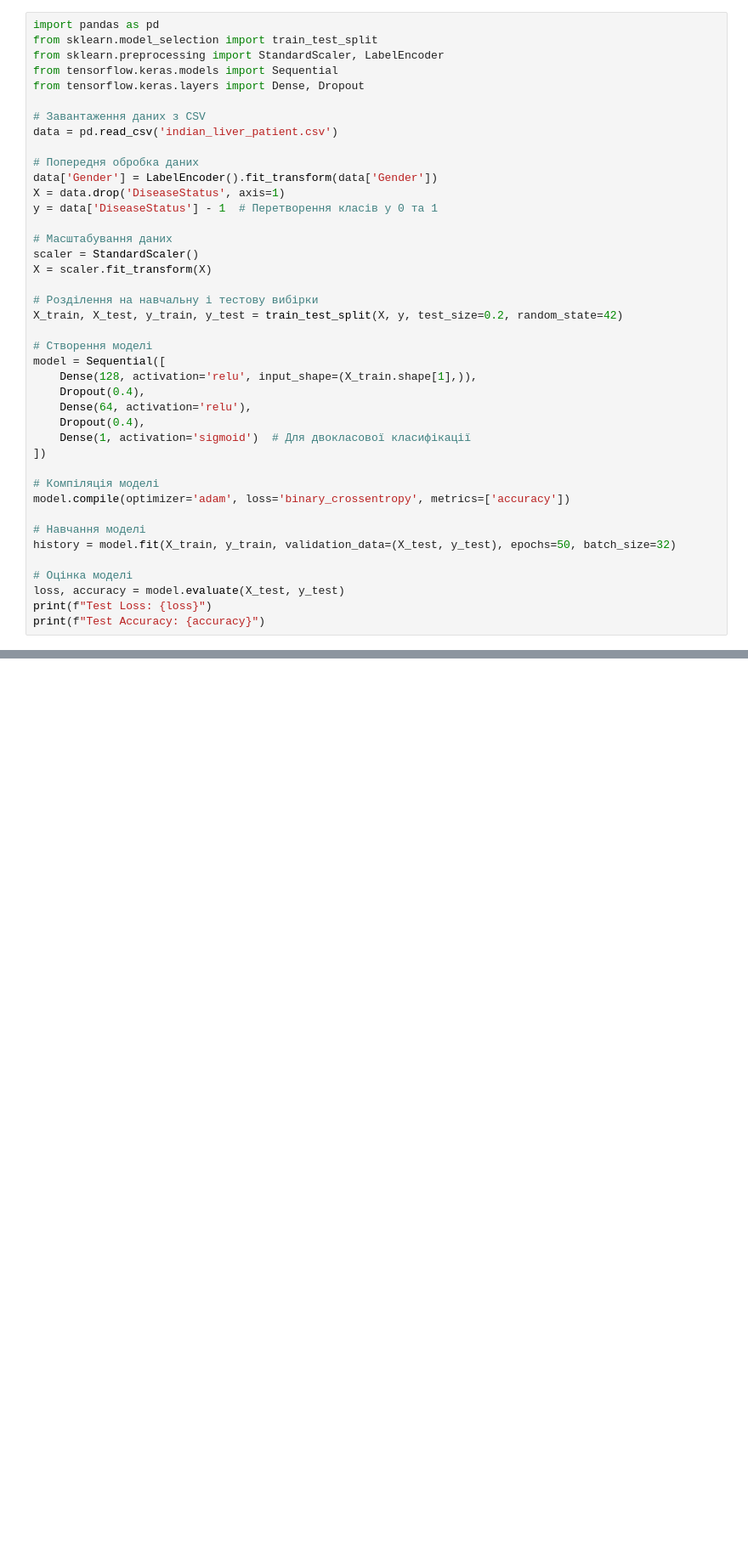
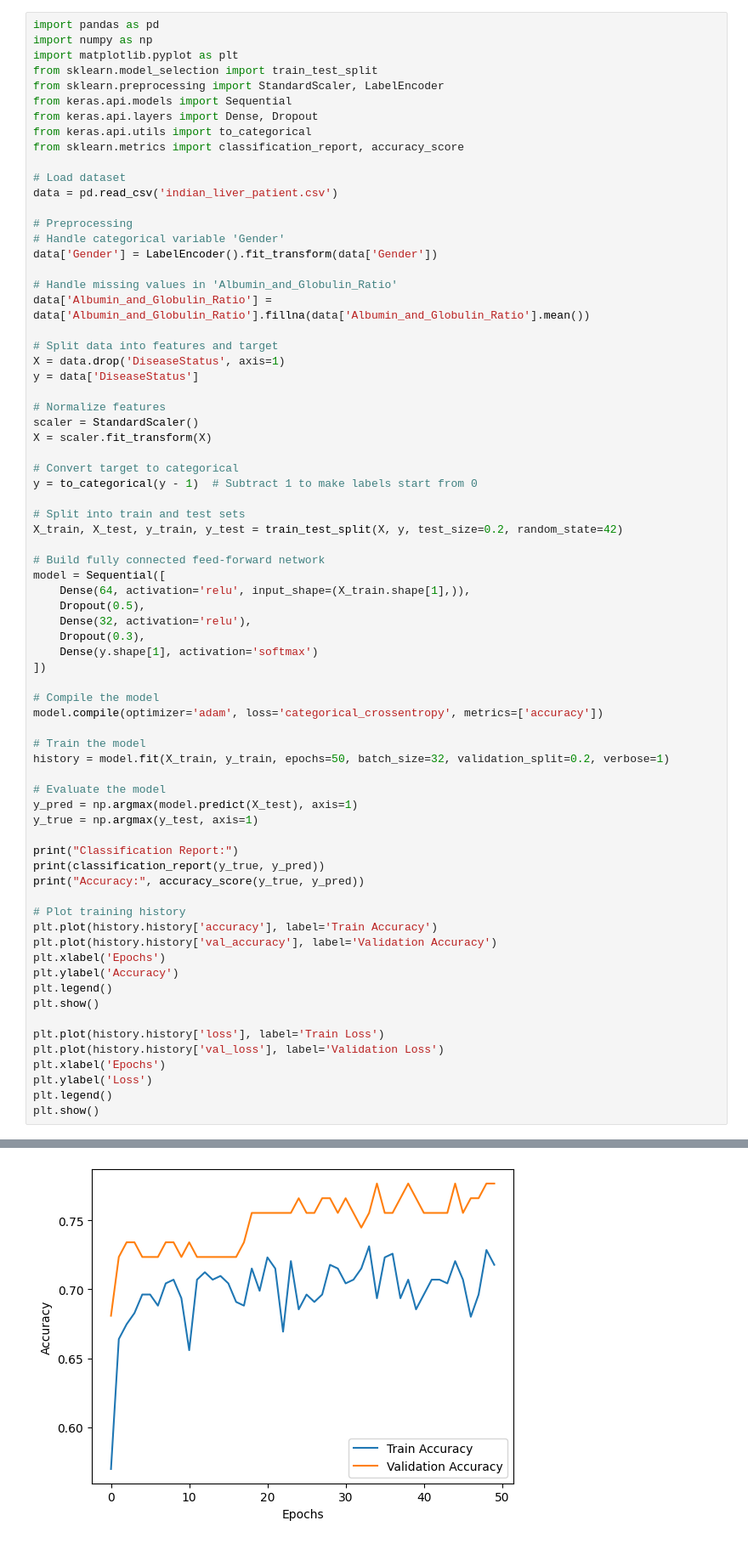
Before and after one commit to DmitriyRiabko/iad, a Jupyter notebook: lab3/lab3_riabko_fb-42mp.ipynb, the cells around one changed output, grey strips where cells are left out. Shown at 85% size. Saved outputs shown, nothing was run; the diff lists cells and outputs as text; blank space fills up the shorter version.

```diff
--- a/lab3/lab3_riabko_fb-42mp.ipynb
+++ b/lab3/lab3_riabko_fb-42mp.ipynb
@@ -1,43 +3,74 @@
 # %%
 import pandas as pd
+import numpy as np
+import matplotlib.pyplot as plt
 from sklearn.model_selection import train_test_split
 from sklearn.preprocessing import StandardScaler, LabelEncoder
-from tensorflow.keras.models import Sequential
-from tensorflow.keras.layers import Dense, Dropout
+from keras.api.models import Sequential
+from keras.api.layers import Dense, Dropout
+from keras.api.utils import to_categorical
+from sklearn.metrics import classification_report, accuracy_score
 
-# Завантаження даних з CSV
+# Load dataset
 data = pd.read_csv('indian_liver_patient.csv')
 
-# Попередня обробка даних
+# Preprocessing
+# Handle categorical variable 'Gender'
 data['Gender'] = LabelEncoder().fit_transform(data['Gender'])
+
+# Handle missing values in 'Albumin_and_Globulin_Ratio'
+data['Albumin_and_Globulin_Ratio'] = data['Albumin_and_Globulin_Ratio'].fillna(data['Albumin_and_Globulin_Ratio'].mean())
+
+# Split data into features and target
 X = data.drop('DiseaseStatus', axis=1)
-y = data['DiseaseStatus'] - 1  # Перетворення класів у 0 та 1
+y = data['DiseaseStatus']
 
-# Масштабування даних
+# Normalize features
 scaler = StandardScaler()
 X = scaler.fit_transform(X)
 
-# Розділення на навчальну і тестову вибірки
+# Convert target to categorical
+y = to_categorical(y - 1)  # Subtract 1 to make labels start from 0
+
+# Split into train and test sets
 X_train, X_test, y_train, y_test = train_test_split(X, y, test_size=0.2, random_state=42)
 
-# Створення моделі
+# Build fully connected feed-forward network
 model = Sequential([
-    Dense(128, activation='relu', input_shape=(X_train.shape[1],)),
-    Dropout(0.4),
-    Dense(64, activation='relu'),
-    Dropout(0.4),
-    Dense(1, activation='sigmoid')  # Для двокласової класифікації
+    Dense(64, activation='relu', input_shape=(X_train.shape[1],)),
+    Dropout(0.5),
+    Dense(32, activation='relu'),
+    Dropout(0.3),
+    Dense(y.shape[1], activation='softmax')
 ])
 
-# Компіляція моделі
-model.compile(optimizer='adam', loss='binary_crossentropy', metrics=['accuracy'])
+# Compile the model
+model.compile(optimizer='adam', loss='categorical_crossentropy', metrics=['accuracy'])
 
-# Навчання моделі
-history = model.fit(X_train, y_train, validation_data=(X_test, y_test), epochs=50, batch_size=32)
+# Train the model
+history = model.fit(X_train, y_train, epochs=50, batch_size=32, validation_split=0.2, verbose=1)
 
-# Оцінка моделі
-loss, accuracy = model.evaluate(X_test, y_test)
-print(f"Test Loss: {loss}")
-print(f"Test Accuracy: {accuracy}")
+# Evaluate the model
+y_pred = np.argmax(model.predict(X_test), axis=1)
+y_true = np.argmax(y_test, axis=1)
+
+print("Classification Report:")
+print(classification_report(y_true, y_pred))
+print("Accuracy:", accuracy_score(y_true, y_pred))
+
+# Plot training history
+plt.plot(history.history['accuracy'], label='Train Accuracy')
+plt.plot(history.history['val_accuracy'], label='Validation Accuracy')
+plt.xlabel('Epochs')
+plt.ylabel('Accuracy')
+plt.legend()
+plt.show()
+
+plt.plot(history.history['loss'], label='Train Loss')
+plt.plot(history.history['val_loss'], label='Validation Loss')
+plt.xlabel('Epochs')
+plt.ylabel('Loss')
+plt.legend()
+plt.show()
 # %% [output]
 Epoch 1/50
@@ -59,0 +94 @@ Test Accuracy: 0.7435897588729858
+[figure, added]
```
Also changed, not shown: parts of 12 cells of this notebook, 4 other files.
